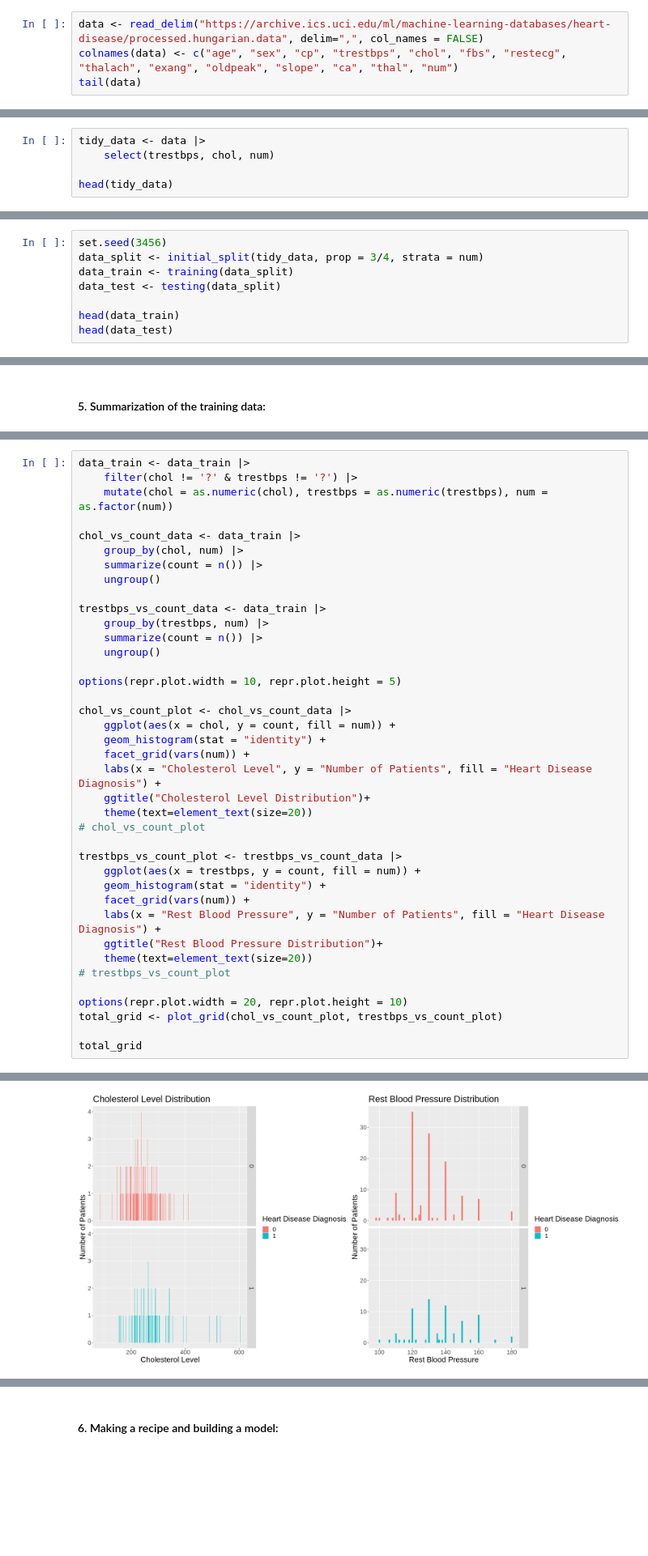
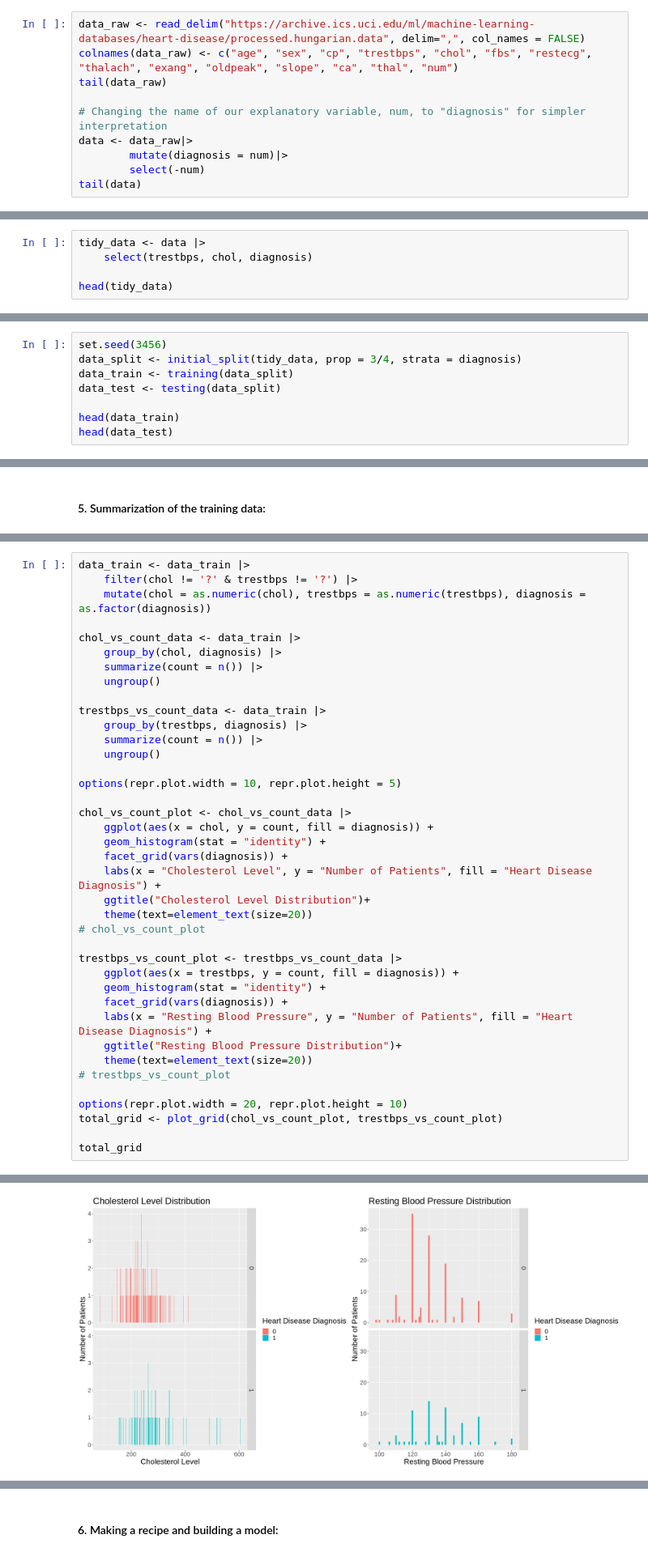
Before and after one commit to Tommy-Hu/dsci_100_heart_disease_project, a Jupyter notebook: Final Report.ipynb, the cells around one changed output, grey strips where cells are left out. Shown at 81% size. Cells and saved outputs as stored; diff of their text form; blank space fills up the shorter version.

```diff
--- a/Final Report.ipynb
+++ b/Final Report.ipynb
@@ -35,8 +37,14 @@ Registered S3 method overwritten by 'GGally':
 # %% [markdown]
 <h4>1. Reading dataset from web:</h4>
 # %%
-data <- read_delim("https://archive.ics.uci.edu/ml/machine-learning-databases/heart-disease/processed.hungarian.data", delim=",", col_names = FALSE)
-colnames(data) <- c("age", "sex", "cp", "trestbps", "chol", "fbs", "restecg", "thalach", "exang", "oldpeak", "slope", "ca", "thal", "num")
+data_raw <- read_delim("https://archive.ics.uci.edu/ml/machine-learning-databases/heart-disease/processed.hungarian.data", delim=",", col_names = FALSE)
+colnames(data_raw) <- c("age", "sex", "cp", "trestbps", "chol", "fbs", "restecg", "thalach", "exang", "oldpeak", "slope", "ca", "thal", "num")
+tail(data_raw)
+
+# Changing the name of our explanatory variable, num, to "diagnosis" for simpler interpretation
+data <- data_raw|>
+        mutate(diagnosis = num)|>
+        select(-num)
 tail(data)
 # %% [output]
 Rows: 294 Columns: 14
@@ -97,7 +114,7 @@ Warning message:
 <h4>3. Cleaning, wrangling, and tidying the data:</h4>
 # %%
 tidy_data <- data |>
-    select(trestbps, chol, num)
+    select(trestbps, chol, diagnosis)
 
 head(tidy_data)
 # %% [output]
@@ -116,7 +133,7 @@ A tibble: 6 × 3
 <h4>4. Splitting into training and testing data:</h4>
 # %%
 set.seed(3456)
-data_split <- initial_split(tidy_data, prop = 3/4, strata = num)
+data_split <- initial_split(tidy_data, prop = 3/4, strata = diagnosis)
 data_train <- training(data_split)
 data_test <- testing(data_split)
 
@@ -174,49 +191,49 @@ A tibble: 1 × 4
 # %%
 data_train <- data_train |>
     filter(chol != '?' & trestbps != '?') |>
-    mutate(chol = as.numeric(chol), trestbps = as.numeric(trestbps), num = as.factor(num))
+    mutate(chol = as.numeric(chol), trestbps = as.numeric(trestbps), diagnosis = as.factor(diagnosis))
 
 chol_vs_count_data <- data_train |>
-    group_by(chol, num) |>
+    group_by(chol, diagnosis) |>
     summarize(count = n()) |>
     ungroup()
 
 trestbps_vs_count_data <- data_train |>
-    group_by(trestbps, num) |>
+    group_by(trestbps, diagnosis) |>
     summarize(count = n()) |>
     ungroup()
 
 options(repr.plot.width = 10, repr.plot.height = 5)
 
 chol_vs_count_plot <- chol_vs_count_data |>
-    ggplot(aes(x = chol, y = count, fill = num)) +
+    ggplot(aes(x = chol, y = count, fill = diagnosis)) +
     geom_histogram(stat = "identity") +
-    facet_grid(vars(num)) +
+    facet_grid(vars(diagnosis)) +
     labs(x = "Cholesterol Level", y = "Number of Patients", fill = "Heart Disease Diagnosis") +
     ggtitle("Cholesterol Level Distribution")+
     theme(text=element_text(size=20))
 # chol_vs_count_plot
 
 trestbps_vs_count_plot <- trestbps_vs_count_data |>
-    ggplot(aes(x = trestbps, y = count, fill = num)) +
+    ggplot(aes(x = trestbps, y = count, fill = diagnosis)) +
     geom_histogram(stat = "identity") +
-    facet_grid(vars(num)) +
-    labs(x = "Rest Blood Pressure", y = "Number of Patients", fill = "Heart Disease Diagnosis") +
-    ggtitle("Rest Blood Pressure Distribution")+
+    facet_grid(vars(diagnosis)) +
+    labs(x = "Resting Blood Pressure", y = "Number of Patients", fill = "Heart Disease Diagnosis") +
+    ggtitle("Resting Blood Pressure Distribution")+
     theme(text=element_text(size=20))
 # trestbps_vs_count_plot
 
 options(repr.plot.width = 20, repr.plot.height = 10)
 total_grid <- plot_grid(chol_vs_count_plot, trestbps_vs_count_plot)
 
 total_grid
 # %% [output]
 `summarise()` has grouped output by 'chol'. You can override using the
 `.groups` argument.
 `summarise()` has grouped output by 'trestbps'. You can override using the
 `.groups` argument.
 Warning message:
 “Ignoring unknown parameters: binwidth, bins, pad”
 Warning message:
 “Ignoring unknown parameters: binwidth, bins, pad”
-[figure, old version]
+[figure, new version]
```
Also changed, not shown: parts of 20 cells of this notebook.
